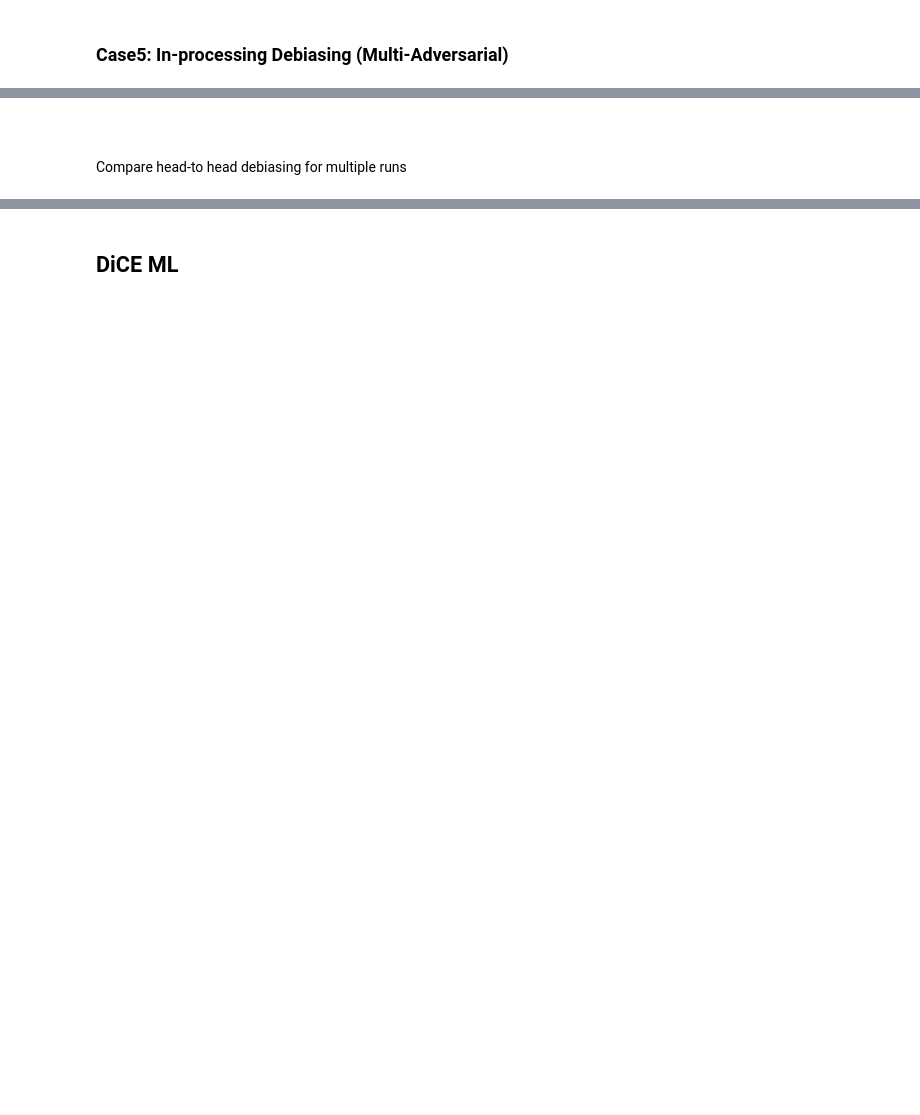
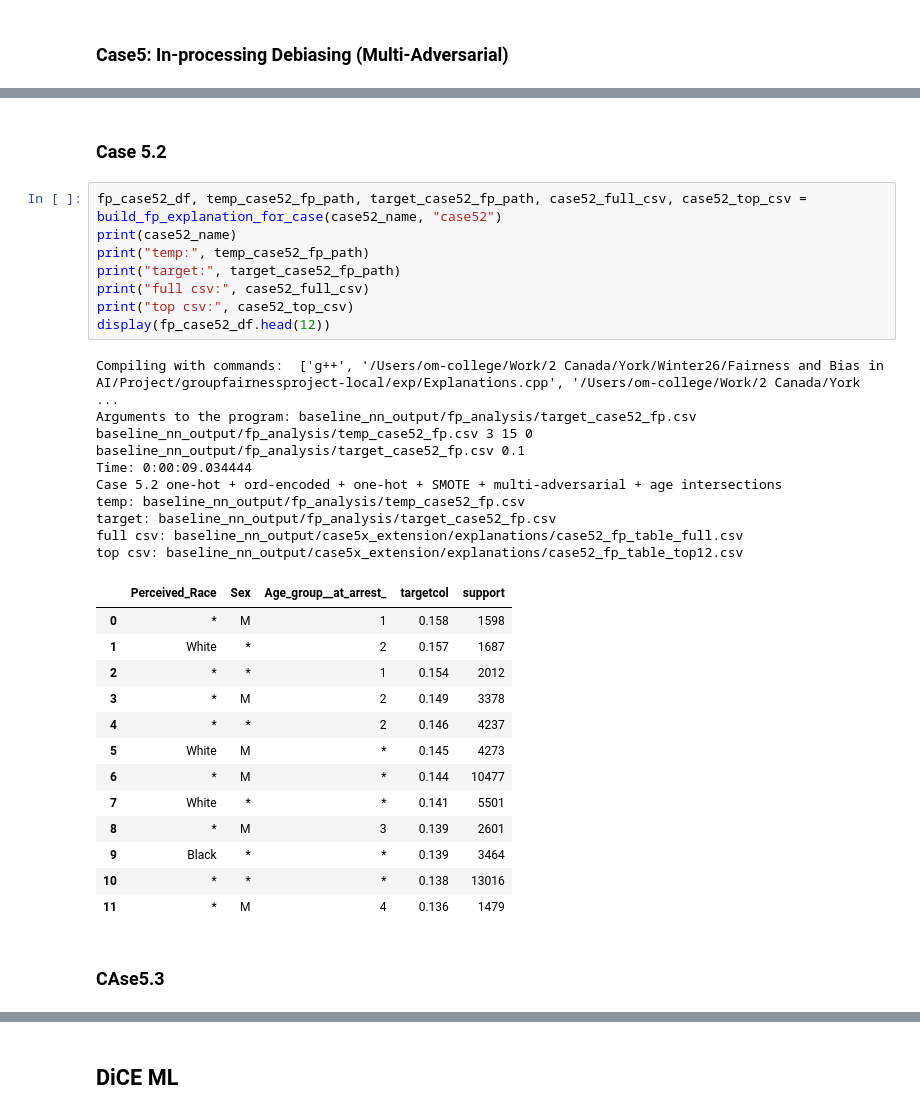
Before and after one commit to AndrewChai878/groupfairnessproject, a Jupyter notebook: group_proj_classifier_nn_baseline.ipynb, the cells around one changed output, grey strips where cells are left out. Cells and saved outputs as stored; diff of their text form; blank space fills up the shorter version.

```diff
--- a/group_proj_classifier_nn_baseline.ipynb
+++ b/group_proj_classifier_nn_baseline.ipynb
@@ -1375,4 +1847,34 @@ Intersection-level Case 4 vs Case 5 comparison
+# %% [markdown]
+### Case 5.2
+# %%
+fp_case52_df, temp_case52_fp_path, target_case52_fp_path, case52_full_csv, case52_top_csv = build_fp_explanation_for_case(case52_name, "case52")
+print(case52_name)
+print("temp:", temp_case52_fp_path)
+print("target:", target_case52_fp_path)
+print("full csv:", case52_full_csv)
+print("top csv:", case52_top_csv)
+display(fp_case52_df.head(12))
+# %% [output]
+Compiling with commands:  ['g++', '/Users/om-college/Work/2 Canada/York/Winter26/Fairness and Bias in AI/Project/groupfairnessproject-local/exp/Explanations.cpp', '/Users/om-college/Work/2 Canada/York ...
+Arguments to the program: baseline_nn_output/fp_analysis/target_case52_fp.csv baseline_nn_output/fp_analysis/temp_case52_fp.csv 3 15 0 baseline_nn_output/fp_analysis/target_case52_fp.csv 0.1
+Time: 0:00:09.034444
+Case 5.2 one-hot + ord-encoded + one-hot + SMOTE + multi-adversarial + age intersections
+temp: baseline_nn_output/fp_analysis/temp_case52_fp.csv
+target: baseline_nn_output/fp_analysis/target_case52_fp.csv
+full csv: baseline_nn_output/case5x_extension/explanations/case52_fp_table_full.csv
+top csv: baseline_nn_output/case5x_extension/explanations/case52_fp_table_top12.csv
+|  | Perceived_Race | Sex | Age_group__at_arrest_ | targetcol | support |
+| 0 | * | M | 1 | 0.158 | 1598 |
+| 1 | White | * | 2 | 0.157 | 1687 |
+| 2 | * | * | 1 | 0.154 | 2012 |
+| 3 | * | M | 2 | 0.149 | 3378 |
+| 4 | * | * | 2 | 0.146 | 4237 |
+| 5 | White | M | * | 0.145 | 4273 |
+| 6 | * | M | * | 0.144 | 10477 |
+| 7 | White | * | * | 0.141 | 5501 |
+| 8 | * | M | 3 | 0.139 | 2601 |
+| 9 | Black | * | * | 0.139 | 3464 |
+| 10 | * | * | * | 0.138 | 13016 |
+| 11 | * | M | 4 | 0.136 | 1479 |
 # %% [markdown]
-#
+### CAse5.3
-# %% [markdown]
-Compare head-to head debiasing for multiple runs
```
Also changed, not shown: parts of 81 cells of this notebook, 1 other file.
